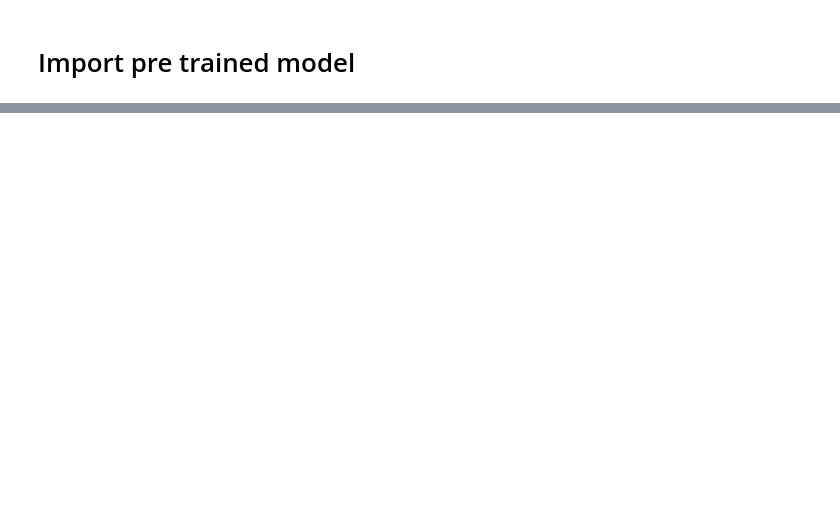
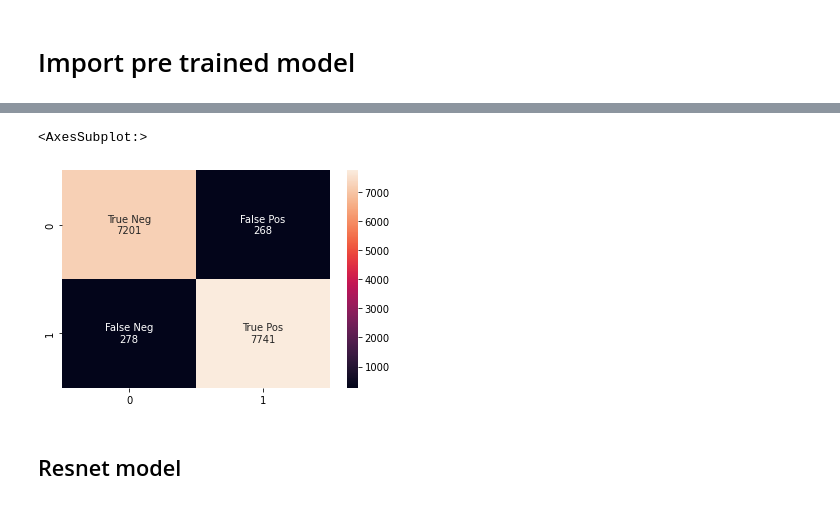
Before and after one commit to Ekatche/car_detection, a Jupyter notebook: test_2.ipynb, the cells around one changed output, grey strips where cells are left out. Drawn from its saved outputs; the diff is of its cells as text; code cells hidden in the pictures; blank space fills up the shorter version.

```diff
--- a/test_2.ipynb
+++ b/test_2.ipynb
@@ -174,7 +191,0 @@ Epoch 4/4
-# %%
-img_path = 'image\\data\\vehicles\\1.png'
-img = image.load_img(img_path, target_size=(64, 64))
-plt.imshow(img)
-x = image.img_to_array(img)
-x = np.expand_dims(x, axis=0)
-x = preprocess_input(x)
@@ -191,8 +191,0 @@ np.argmax(model.predict(x))
-# %%
-img_path = 'image\\data\\non-vehicles\\extra2.png'
-img = image.load_img(img_path, target_size=(64, 64))
-plt.imshow(img)
-x = image.img_to_array(img)
-x = np.expand_dims(x, axis=0)
-x = preprocess_input(x)
-preds = model.predict(x)
@@ -206,0 +312,9 @@ predictions
+# %%
+all_preds=[]
+all_labels=[]
+for x in range(len(test_dataset)) :
+    for image_batch, label_batch in test_dataset.as_numpy_iterator():
+         pred = model.predict_on_batch(image_batch).flatten()
+         preds = tf.where(pred < 0, 0, 1)
+         all_preds.extend(preds)
+         all_labels.extend(label_batch)
@@ -207 +332,17 @@ predictions
+# %%
+cf_matrix = confusion_matrix(all_preds, all_labels)
+group_names = ['True Neg','False Pos','False Neg','True Pos']
+group_counts = ["{0:0.0f}".format(value) for value in
+                cf_matrix.flatten()]
+labels = [f"{v1}\n{v2}" for v1, v2 in
+          zip(group_names,group_counts)]
+
+labels = np.asarray(labels).reshape(2,2)
+
+sns.heatmap(cf_matrix, annot=labels, fmt="")
+# %% [output]
+<AxesSubplot:>
+[figure, added]
+# %% [markdown]
+## Resnet model
 # %%
```
Also changed, not shown: parts of 53 cells of this notebook, 4 other files.
